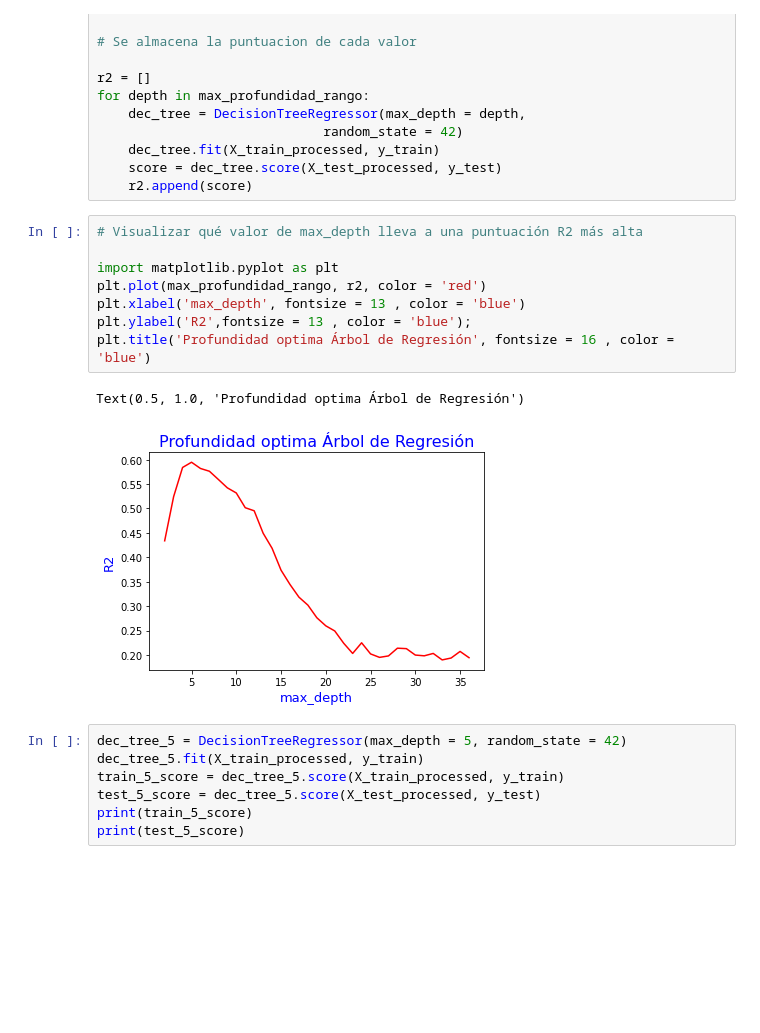
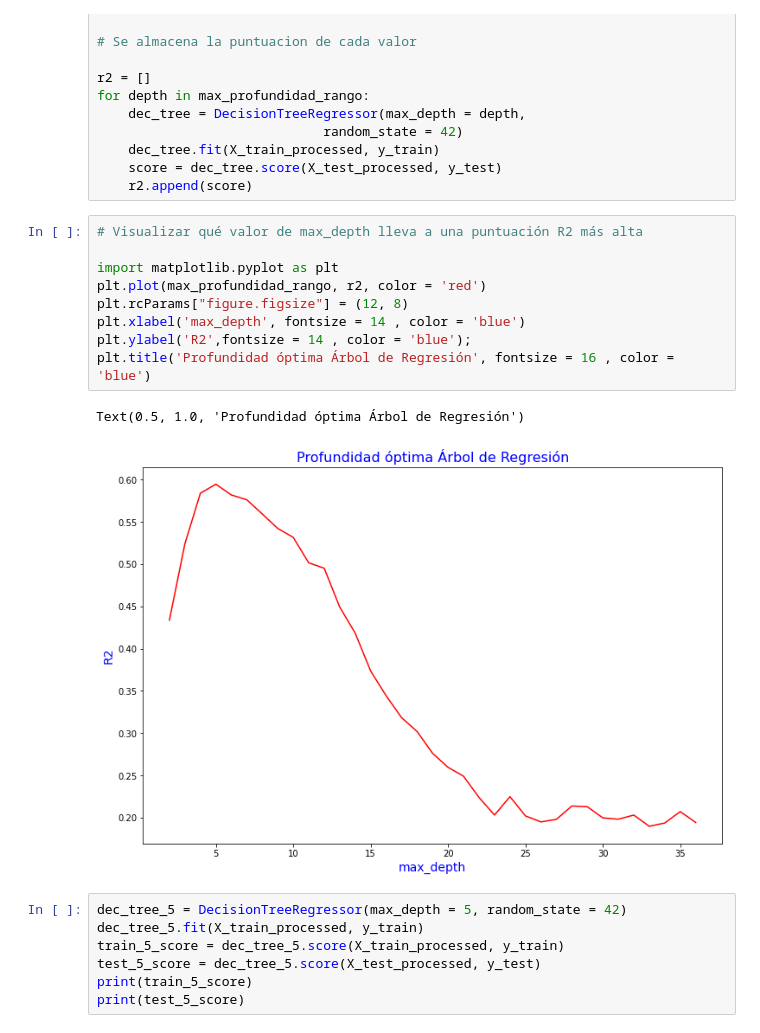
Before and after one commit to Angelica2929/sales_prediction, a Jupyter notebook: Preprocesamiento_modelo.ipynb, the cells around one changed output. Drawn from its saved outputs; the diff is of its cells as text; blank space fills up the shorter version.

```diff
--- a/Preprocesamiento_modelo.ipynb
+++ b/Preprocesamiento_modelo.ipynb
@@ -506,14 +506,15 @@ for depth in max_profundidad_rango:
 # %%
 # Visualizar qué valor de max_depth lleva a una puntuación R2 más alta
 
 import matplotlib.pyplot as plt
 plt.plot(max_profundidad_rango, r2, color = 'red')
-plt.xlabel('max_depth', fontsize = 13 , color = 'blue')
-plt.ylabel('R2',fontsize = 13 , color = 'blue');
-plt.title('Profundidad optima Árbol de Regresión', fontsize = 16 , color = 'blue')
+plt.rcParams["figure.figsize"] = (12, 8)
+plt.xlabel('max_depth', fontsize = 14 , color = 'blue')
+plt.ylabel('R2',fontsize = 14 , color = 'blue');
+plt.title('Profundidad óptima Árbol de Regresión', fontsize = 16 , color = 'blue')
 # %% [output]
-Text(0.5, 1.0, 'Profundidad optima Árbol de Regresión')
+Text(0.5, 1.0, 'Profundidad óptima Árbol de Regresión')
-[figure, old version]
+[figure, new version]
 # %%
 dec_tree_5 = DecisionTreeRegressor(max_depth = 5, random_state = 42)
 dec_tree_5.fit(X_train_processed, y_train)
```
Also changed, not shown: parts of 4 cells of this notebook.
